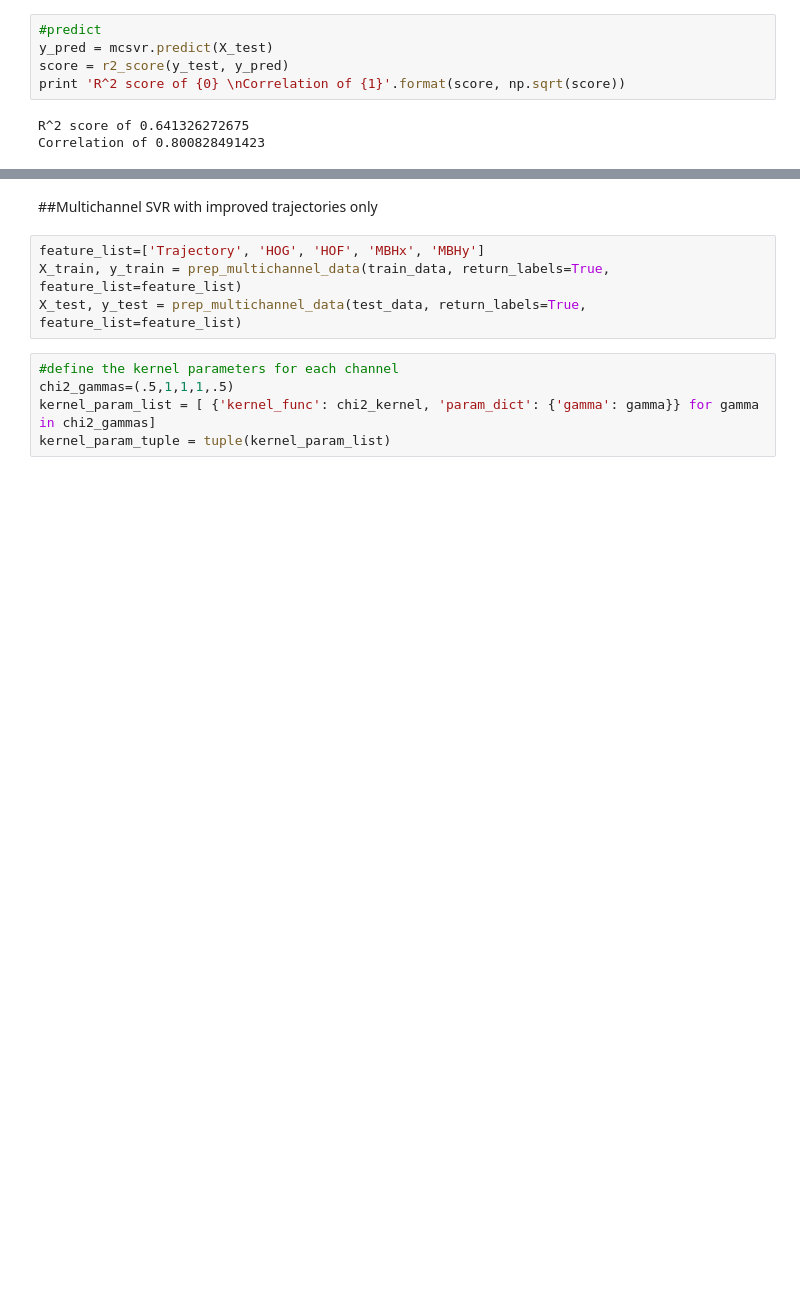
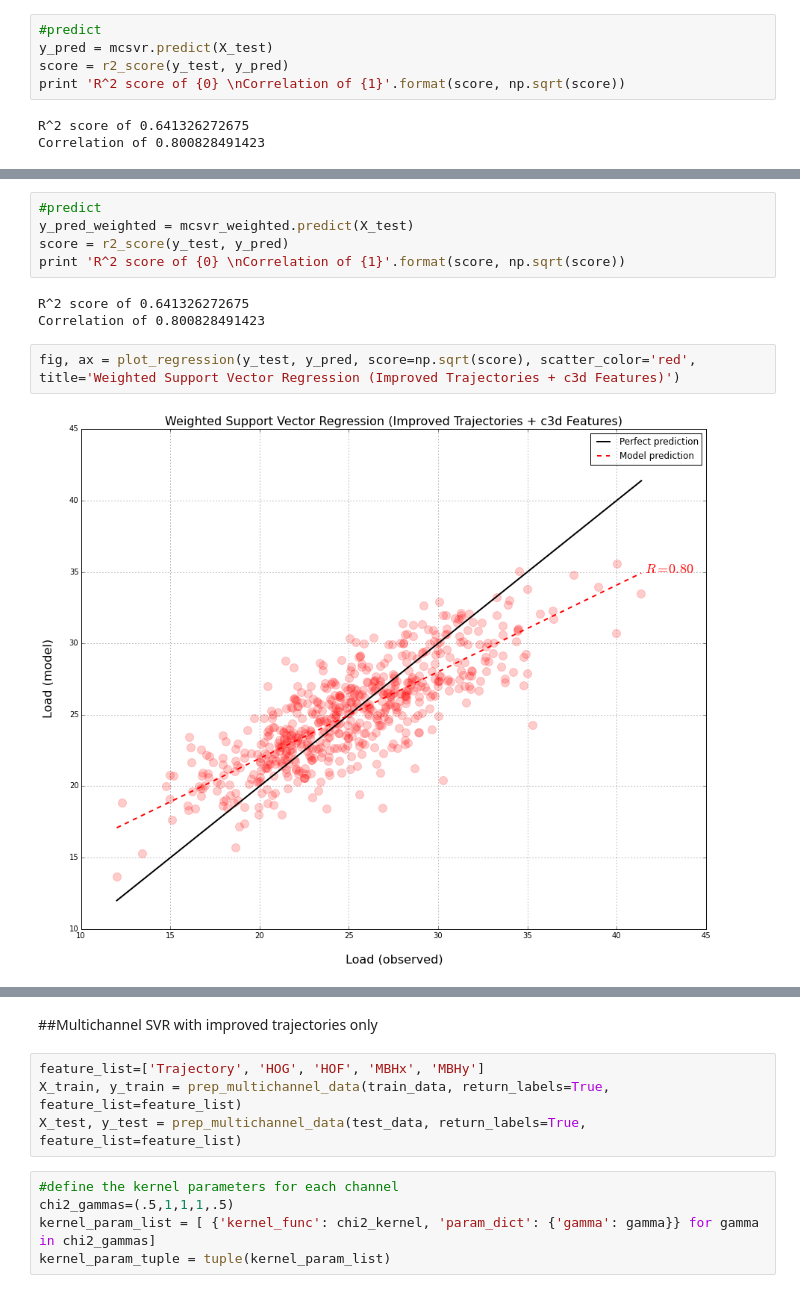
Before and after one commit to LCTPalmer/video_regression, a Jupyter notebook: code/ml_pl/final_model_pipeline_win.ipynb, the cells around one changed output, grey strips where cells are left out. Drawn from its saved outputs; the diff is of its cells as text; blank space fills up the shorter version.

```diff
--- a/code/ml_pl/final_model_pipeline_win.ipynb
+++ b/code/ml_pl/final_model_pipeline_win.ipynb
@@ -139,0 +182,12 @@ fig, ax = plot_regression(y_test, y_pred, title='Regression Results (Improved Tr
+# %%
+#predict
+y_pred_weighted = mcsvr_weighted.predict(X_test)
+score = r2_score(y_test, y_pred)
+print 'R^2 score of {0} \nCorrelation of {1}'.format(score, np.sqrt(score))
+# %% [output]
+R^2 score of 0.641326272675
+Correlation of 0.800828491423
+# %%
+fig, ax = plot_regression(y_test, y_pred, score=np.sqrt(score), scatter_color='red', title='Weighted Support Vector Regression (Improved Trajectories + c3d Features)')
+# %% [output]
+[figure, added]
```
Also changed, not shown: parts of 11 cells of this notebook, 5 other files.
